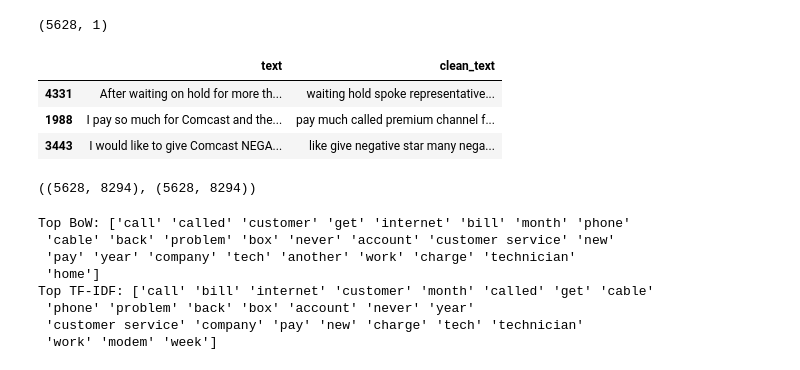
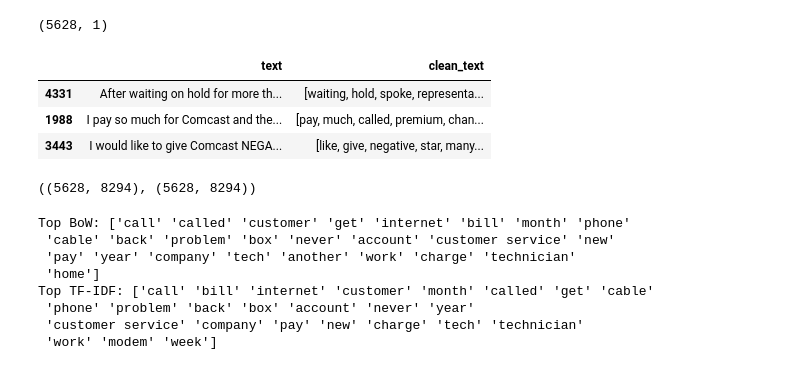
Before and after one commit to Marvin52313114543/nlp-comcast-themen, a Jupyter notebook: notebooks/topic_modeling.ipynb, the cells around one changed output. Drawn from its saved outputs; the diff is of its cells as text; code cells hidden in the pictures.

```diff
--- a/notebooks/topic_modeling.ipynb
+++ b/notebooks/topic_modeling.ipynb
@@ -50,7 +53,7 @@ email_re = re.compile(r"\b[\w\.-]+@[\w\.-]+\.\w+\b")
 num_re = re.compile(r"\b\d+([\.,]\d+)?\b")
 non_letter_re = re.compile(r"[^a-zA-Z\s]+")
 
-def preprocess(text: str) -> str:
+def preprocess_tokens(text: str):
     text = contractions.fix(text).lower()
     text = url_re.sub(" ", text)
     text = email_re.sub(" ", text)
@@ -62,16 +65,25 @@ def preprocess(text: str) -> str:
     tokens = [t for t in tokens if len(t) > 2]
     tokens = [lemmatizer.lemmatize(t) for t in tokens]
     tokens = [t for t in tokens if t not in STOP]
-    return " ".join(tokens)
+    return tokens
+
+df["tokens"] = df["text"].apply(preprocess_tokens)
+df["clean_text"] = df["tokens"].apply(lambda x: " ".join(x))
+
+texts = df["clean_text"] #für sklearn
+texts_tokens = df["tokens"].tolist() #für gensim
+
+dictionary = Dictionary(texts_tokens)
+dictionary.filter_extremes(no_below=10, no_above=0.6)
 # %%
 # Prüfung ob der bereinigte Text aussieht wie erwartet
-df["clean_text"] = df["text"].astype(str).apply(preprocess)
+df["clean_text"] = df["text"].astype(str).apply(preprocess_tokens)
 df[["text", "clean_text"]].sample(3, random_state=42)
 # %% [output]
 |  | text | clean_text |
-| 4331 | After waiting on hold for more th... | waiting hold spoke representative... |
-| 1988 | I pay so much for Comcast and the... | pay much called premium channel f... |
-| 3443 | I would like to give Comcast NEGA... | like give negative star many nega... |
+| 4331 | After waiting on hold for more th... | [waiting, hold, spoke, representa... |
+| 1988 | I pay so much for Comcast and the... | [pay, much, called, premium, chan... |
+| 3443 | I would like to give Comcast NEGA... | [like, give, negative, star, many... |
 # %%
 from sklearn.feature_extraction.text import CountVectorizer, TfidfVectorizer
 
```
Also changed, not shown: parts of 8 cells of this notebook, 1 other file.
